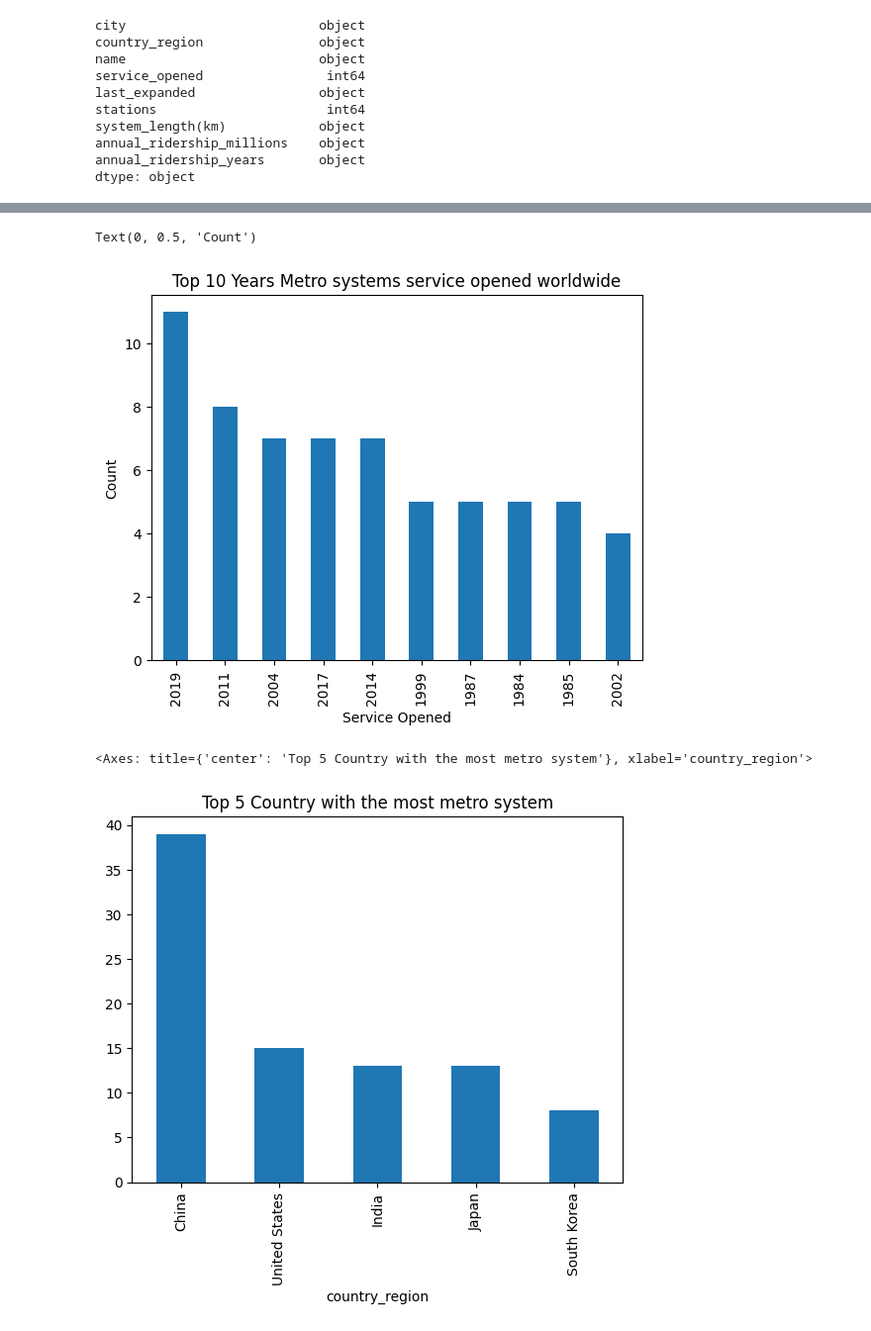
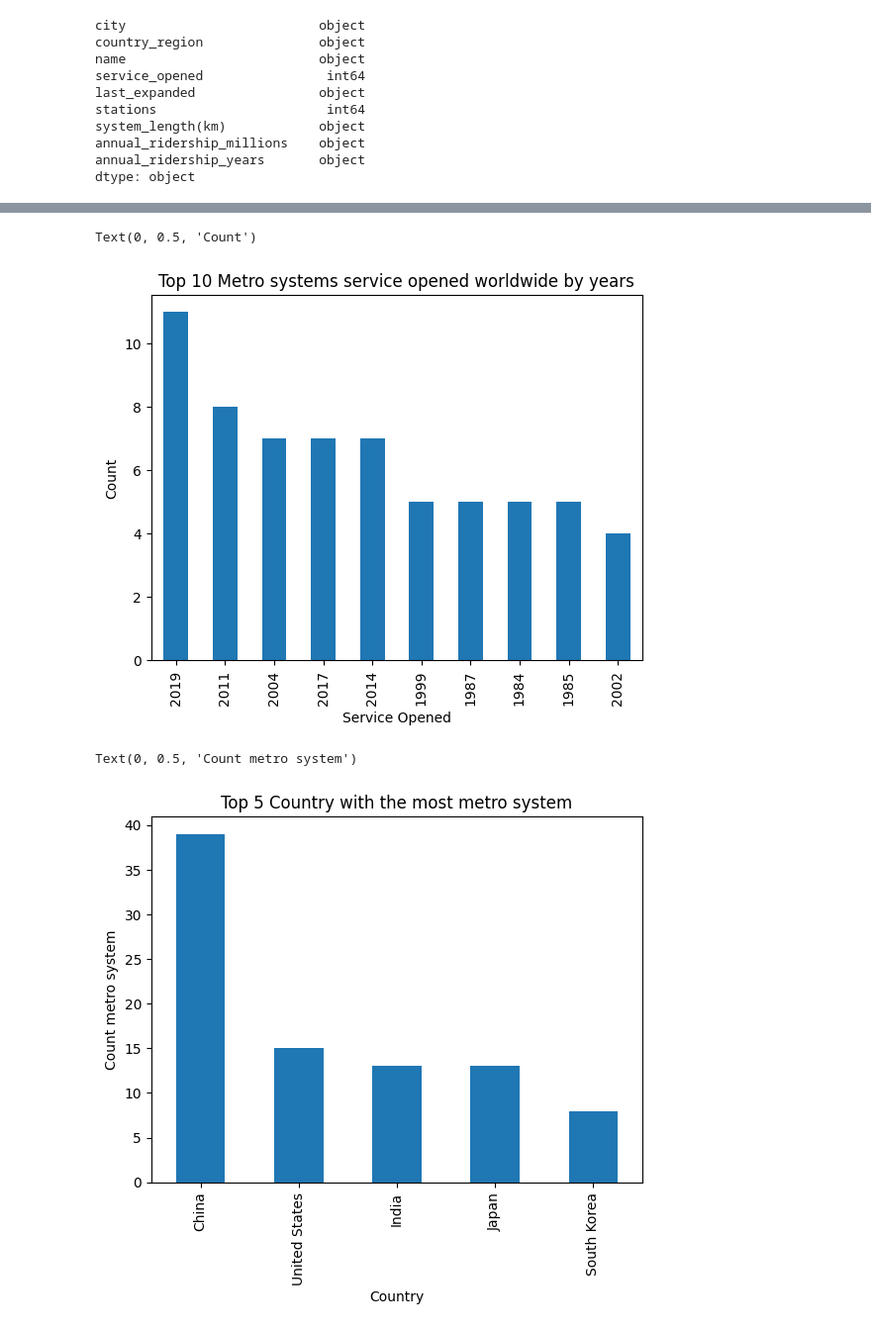
Before and after one commit to gitbarok/Metro-System-Worldwide-EDA, a Jupyter notebook: eda.ipynb, the cells around one changed output, grey strips where cells are left out. Shown at 99% size. Cells and saved outputs as stored; diff of their text form; code cells hidden in the pictures.

```diff
--- a/eda.ipynb
+++ b/eda.ipynb
@@ -144,17 +144,19 @@ df.head(5)
 | 3 | Sydney | Australia | Sydney Metro | 2019 | – | 13 | 36 | ... |
 | 4 | Vienna | Austria | Vienna U-Bahn | 1978 | 2017 | 98 | 83.3 | ... |
 # %%
-ax = df['service_opened'].value_counts().head(10).plot(kind='bar', title="Top 10 Years Metro systems service opened worldwide")
+ax = df['service_opened'].value_counts().head(10).plot(kind='bar', title="Top 10 Metro systems service opened worldwide by years")
 ax.set_xlabel("Service Opened")
 ax.set_ylabel("Count")
 # %% [output]
 Text(0, 0.5, 'Count')
-[figure, old version]
+[figure, new version]
 # %%
-df["country_region"].value_counts() \
+ax = df["country_region"].value_counts() \
     .head(5) \
     .plot(kind="bar", title="Top 5 Country with the most metro system")
+ax.set_xlabel("Country")
+ax.set_ylabel("Count metro system")
 # %% [output]
-<Axes: title={'center': 'Top 5 Country with the most metro system'}, xlabel='country_region'>
+Text(0, 0.5, 'Count metro system')
-[figure, old version]
+[figure, new version]
 # %%
```
Also changed, not shown: parts of 7 cells of this notebook.
